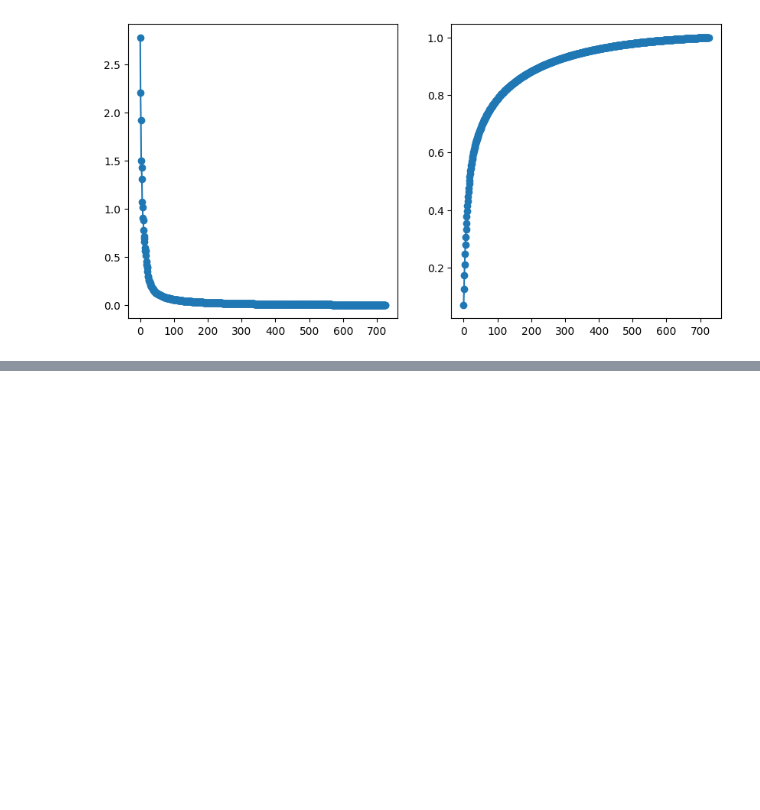
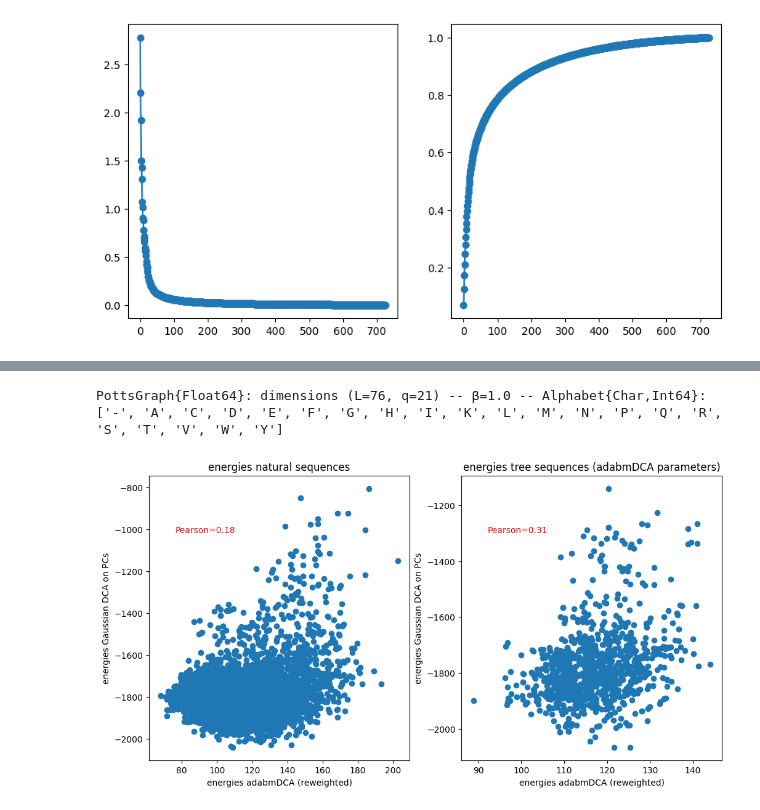
Before and after one commit to matteodeleonardis/PhyloBM, a Jupyter notebook: DBD/notebooks/sampling_reweighting.ipynb, the cells around one changed output, grey strips where cells are left out. Drawn from its saved outputs; the diff is of its cells as text; code cells hidden in the pictures; blank space fills up the shorter version.

```diff
--- a/DBD/notebooks/sampling_reweighting.ipynb
+++ b/DBD/notebooks/sampling_reweighting.ipynb
@@ -452,0 +453,3 @@ gcf()
+# %%
+J_pca = - pca_tree.proj * cov_pca * pca_tree.proj'
+h_pca = vec(2*( pca_tree.mean' * pca_tree.proj * inv(cov_pca) * pca_tree.proj' + mean_pca' * inv(cov_pca) * pca_tree.proj' ))
@@ -452,0 +474,3 @@ gcf()
+# %%
+J_pca = permutedims(reshape(J_pca, q, L, q, L), (1,3,2,4))
+h_pca = reshape(h_pca, q, L)
@@ -452,0 +495,26 @@ gcf()
+# %%
+potts_pca = PottsGraph(J_pca, h_pca, 1.0, aa_alphabet)
+# %% [output]
+PottsGraph{Float64}: dimensions (L=76, q=21) -- β=1.0 -- Alphabet{Char,Int64}: ['-', 'A', 'C', 'D', 'E', 'F', 'G', 'H', 'I', 'K', 'L', 'M', 'N', 'P', 'Q', 'R', 'S', 'T', 'V', 'W', 'Y']
+# %%
+msa_energies_pca = map(x->energy(x, potts_pca), eachcol(msa_z))
+msa_tree_energies_reweight = map(x->energy(x, potts_reweight), eachcol(msa_tree))
+msa_tree_energies_pca = map(x->energy(x, potts_pca), eachcol(msa_tree));
+# %%
+fig, ax = subplots(1,2,6)
+ax[1].scatter(msa_energies_reweight, msa_energies_pca)
+ax[1].set_title("energies natural sequences")
+ax[1].set_xlabel("energies adabmDCA (reweighted)")
+ax[1].set_ylabel("energies Gaussian DCA on PCs")
+pearson_natural = cor(msa_energies_reweight, msa_energies_pca)
+ax[1].text(0.1, 0.8, transform=ax[1].transAxes, "Pearson=" * string(round(pearson_natural, digits=2)), color="red", fontsize=10)
+
+ax[2].scatter(msa_tree_energies_reweight, msa_tree_energies_pca)
+ax[2].set_title("energies tree sequences (adabmDCA parameters)")
+ax[2].set_xlabel("energies adabmDCA (reweighted)")
+ax[2].set_ylabel("energies Gaussian DCA on PCs")
+pearson_tree = cor(msa_tree_energies_reweight, msa_tree_energies_pca)
+ax[2].text(0.1, 0.8, transform=ax[2].transAxes, "Pearson=" * string(round(pearson_tree, digits=2)), color="red", fontsize=10)
+gcf()
+# %% [output]
+[figure, added]
```
Also changed, not shown: parts of 15 cells of this notebook.
